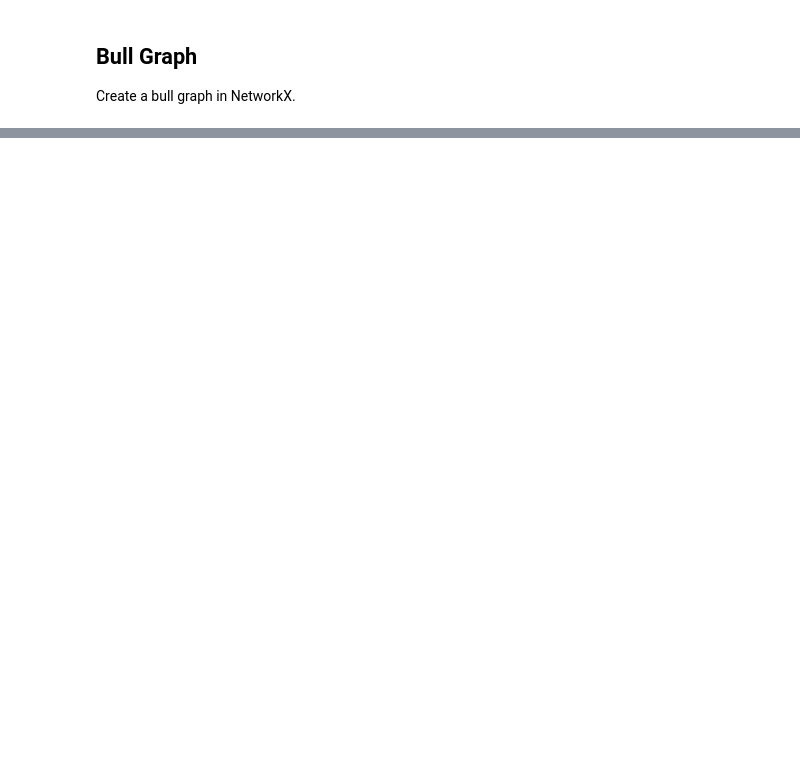
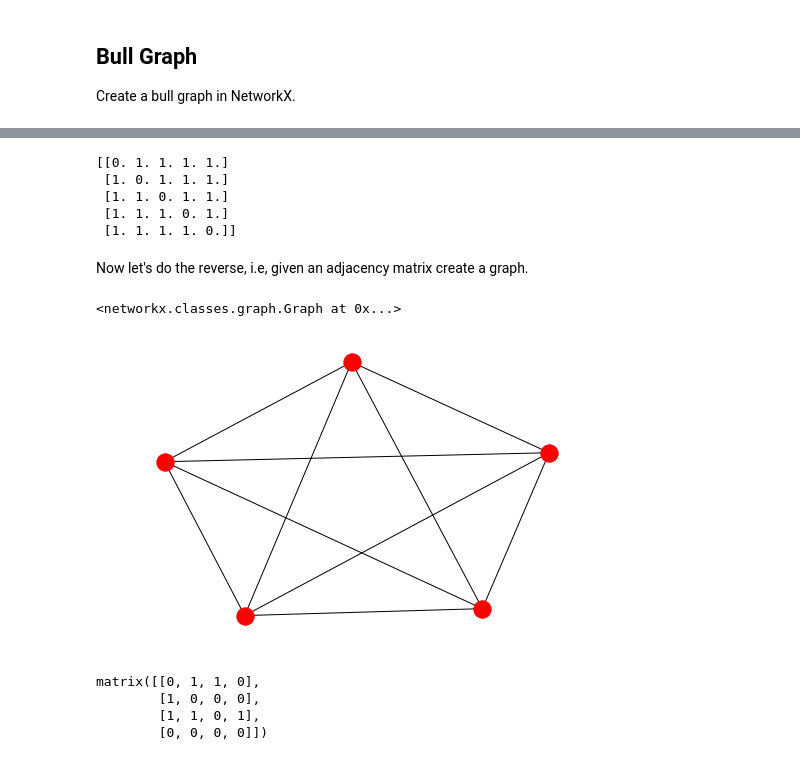
Before and after one commit to Roy19/networkX_tutorial, a Jupyter notebook: NetworkX Tutorial.ipynb, the cells around one changed output, grey strips where cells are left out. Drawn from its saved outputs; the diff is of its cells as text; code cells hidden in the pictures; blank space fills up the shorter version.

```diff
--- a/NetworkX Tutorial.ipynb
+++ b/NetworkX Tutorial.ipynb
@@ -199,0 +214,35 @@ nx.draw(D, with_labels=1)
+# %%
+import numpy as np
+# generate the adjacency matrix A
+A = nx.to_numpy_matrix(C)
+# check out the Adjacency Matrix
+print(A)
+# %% [output]
+[[0. 1. 1. 1. 1.]
+ [1. 0. 1. 1. 1.]
+ [1. 1. 0. 1. 1.]
+ [1. 1. 1. 0. 1.]
+ [1. 1. 1. 1. 0.]]
+# %% [markdown]
+Now let's do the reverse, i.e, given an adjacency matrix create a graph.
+# %%
+# create the networkx graph
+X = nx.from_numpy_matrix(A)
+X
+# %% [output]
+<networkx.classes.graph.Graph at 0x...>
+# %%
+# now visualize it
+nx.draw(X)
+# %% [output]
+[figure, added]
+# %%
+# generate a custom Adjacency Matrix
+B = np.matrix([[0, 1, 1, 0], [1, 0, 0, 0],
+               [1, 1, 0, 1], [0, 0, 0, 0]])
+B
+# %% [output]
+matrix([[0, 1, 1, 0],
+        [1, 0, 0, 0],
+        [1, 1, 0, 1],
+        [0, 0, 0, 0]])
```
Also changed, not shown: parts of 65 cells of this notebook.
